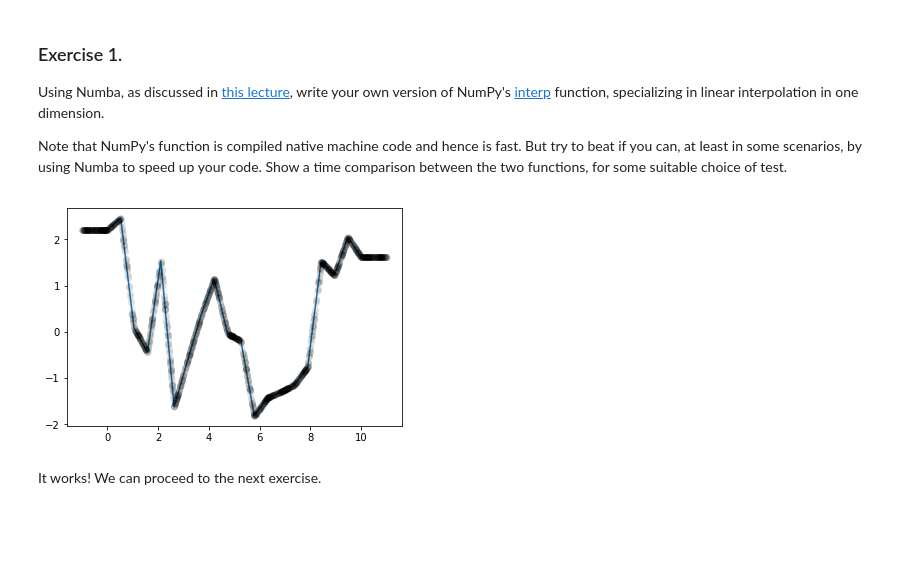
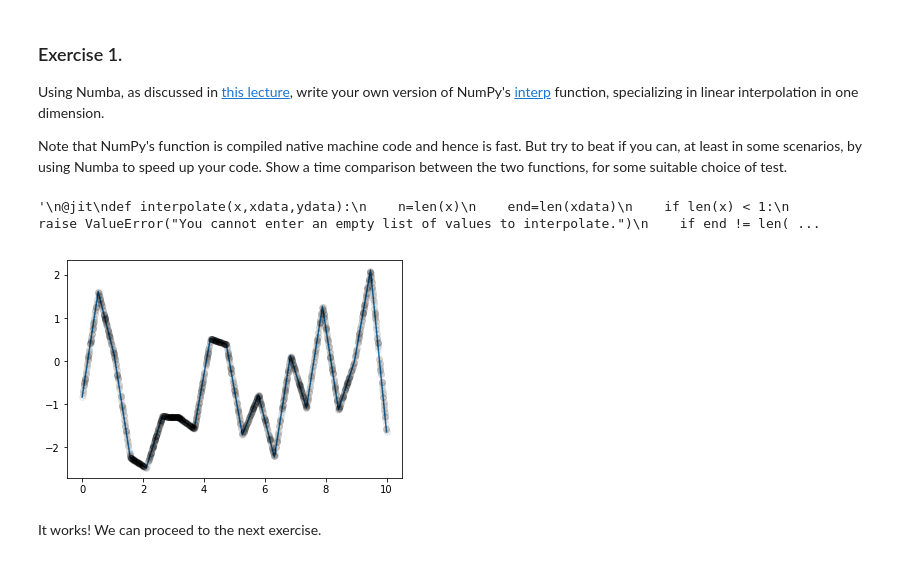
Before and after one commit to johnrwilson/BootCamp2017, a Jupyter notebook: ProbSets/Econ/Week 2 - Stachurski/Probset 2-3.ipynb, the cells around one changed output. Cells and saved outputs as stored; diff of their text form; code cells hidden in the pictures; blank space fills up the shorter version.

```diff
--- a/ProbSets/Econ/Week 2 - Stachurski/Probset 2-3.ipynb
+++ b/ProbSets/Econ/Week 2 - Stachurski/Probset 2-3.ipynb
@@ -20,6 +20,7 @@ Using Numba, as discussed in [this lecture](https://lectures.quantecon.org/py/ne
 
 Note that NumPy's function is compiled native machine code and hence is fast.  But try to beat if you can, at least in some scenarios, by using Numba to speed up your code.  Show a time comparison between the two functions, for some suitable choice of test.
 # %%
+"""
 @jit
 def interpolate(x,xdata,ydata):
     n=len(x)
@@ -47,18 +48,28 @@ def interpolate(x,xdata,ydata):
         for j in range(i,n):
             result[j]=ydata[-1]
     return np.array(result)
+"""
+# %% [output]
+'\n@jit\ndef interpolate(x,xdata,ydata):\n    n=len(x)\n    end=len(xdata)\n    if len(x) < 1:\n        raise ValueError("You cannot enter an empty list of values to interpolate.")\n    if end != len( ...
+# %%
+@jit
+def interpolate(x,xdata,ydata):
+    dy=ydata[1:]-ydata[:-1]
+    dx=xdata[1:]-xdata[:-1]
+    a=dy/dx
+    bins=np.digitize(x,xdata)-1
+    return ydata[bins] + a[bins]*(x-xdata[bins])
 # %%
 #Here's a test case to ensure it's working properly
-x=np.random.rand(2000)*12-1
-x=x[np.argsort(x)]
+x=np.random.rand(2000)*10
 xdata=np.linspace(0,10,20)
 ydata=np.random.rand(20)*5-2.5
 interps=interpolate(x,xdata,ydata)
 plt.plot(xdata,ydata)
 plt.plot(x,interps,'ko',alpha=.05)
 plt.show()
 # %% [output]
-[figure, old version]
+[figure, new version]
 # %% [markdown]
 It works! We can proceed to the next exercise.
 # %% [markdown]
```
Also changed, not shown: parts of 2 cells of this notebook.
